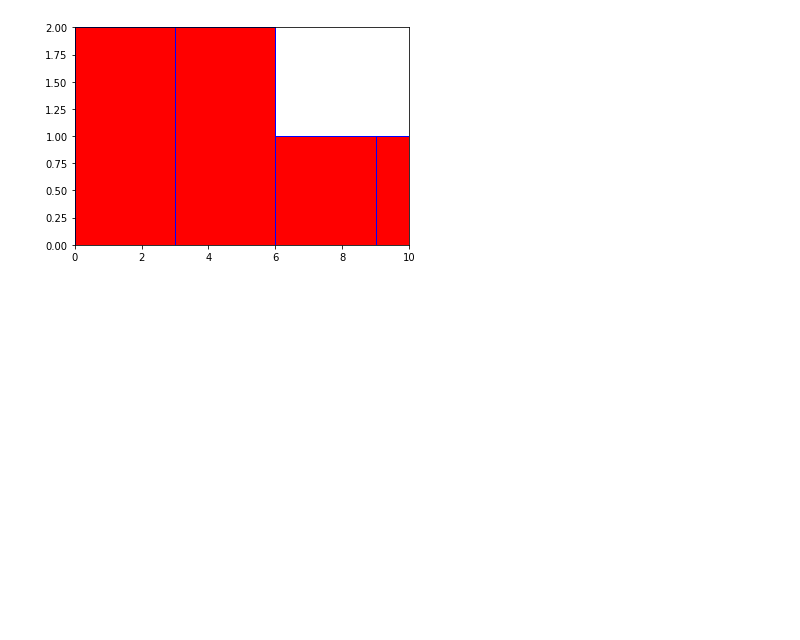
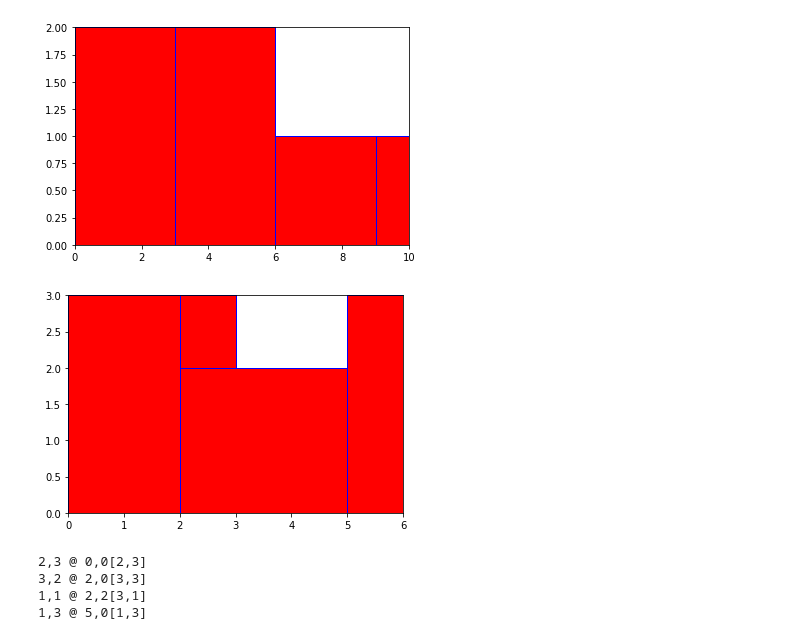
Before and after one commit to redhog/InfiniteGlass, a Jupyter notebook: testing/Rectangles.ipynb, the cells around one changed output. Saved outputs shown, nothing was run; the diff lists cells and outputs as text; code cells hidden in the pictures; blank space fills up the shorter version.

```diff
--- a/testing/Rectangles.ipynb
+++ b/testing/Rectangles.ipynb
@@ -136,3 +136,44 @@ ax.set_xlim(0, maxx)
 plt.show()
 # %% [output]
 [figure]
+# %%
+import tile
+
+wins = [[2,3], [3,2], [1, 1], [1, 3]]
+
+blocks = [{ "w": w, "h": h } for (w, h) in wins]
+
+packer = tile.GrowingPacker()
+packer.fit(blocks)
+
+
+fig,ax = plt.subplots(1)
+
+maxx = 0
+maxy = 0
+for block in blocks:
+    if not block.get("fit"): continue
+    x = block["fit"]["x"]
+    y = block["fit"]["y"]
+    w = block["w"]
+    h = block["h"]
+    if x + w > maxx: maxx = x+w
+    if y + h > maxy: maxy = y+h
+    rect = matplotlib.patches.Rectangle((x, y),w,h,linewidth=1,edgecolor='b',facecolor='red')
+    ax.add_patch(rect)
+
+ax.set_ylim(0, maxy)
+ax.set_xlim(0, maxx)
+
+plt.show()
+# %% [output]
+[figure, added]
+# %%
+for block in blocks:
+    print("%s,%s @ %s,%s[%s,%s]" % (block["w"], block["h"], block["fit"]["x"],
+                                    block["fit"]["y"], block["fit"]["w"], block["fit"]["h"]))
+# %% [output]
+2,3 @ 0,0[2,3]
+3,2 @ 2,0[3,3]
+1,1 @ 2,2[3,1]
+1,3 @ 5,0[1,3]
```
Also changed, not shown: parts of 3 cells of this notebook, 2 other files.
